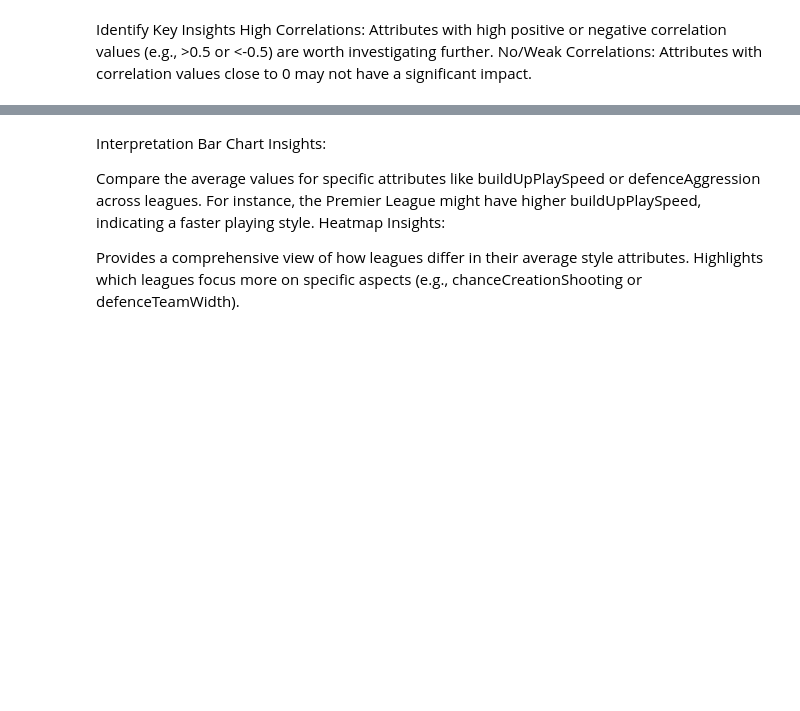
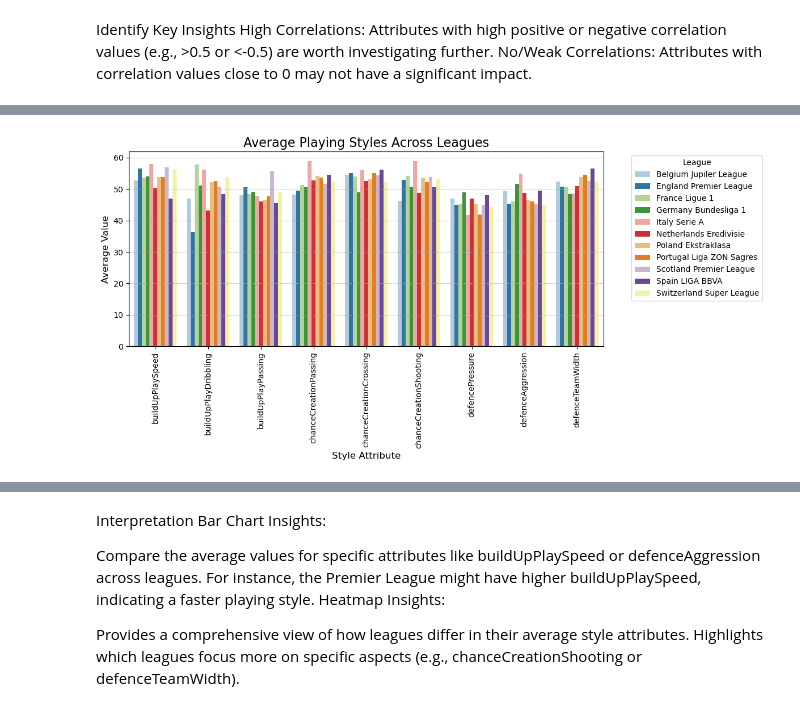
Before and after one commit to Daviedavie100/Investigating_dataset_project, a Jupyter notebook: Investigate_a_Dataset.ipynb, the cells around one changed output, grey strips where cells are left out. Cells and saved outputs as stored; diff of their text form; code cells hidden in the pictures; blank space fills up the shorter version.

```diff
--- a/Investigate_a_Dataset.ipynb
+++ b/Investigate_a_Dataset.ipynb
@@ -2212,25 +2208,26 @@ league_style_analysis
 # %%
 # Melt the data for bar chart visualization
 league_style_melted = league_style_analysis.melt(
     id_vars='league_name',
     var_name='Style Attribute',
     value_name='Average Value'
 )
 
 # Create bar plot
-plt.figure(figsize=(14, 8))
-sns.barplot(
-    data=league_style_melted,
-    x='Average Value',
-    y='Style Attribute',
-    hue='league_name'
-)
+plt.figure(figsize=(12, 6))
+sns.barplot(data=league_style_melted, y='Average Value', x='Style Attribute', hue='league_name', palette='Paired')
+
 plt.title('Average Playing Styles Across Leagues', fontsize=16)
-plt.xlabel('Average Value', fontsize=12)
-plt.ylabel('Style Attribute', fontsize=12)
-plt.legend(title='League', bbox_to_anchor=(1.05, 1), loc='upper left')
+plt.xlabel('Style Attribute', fontsize=12)
+plt.ylabel( 'Average Value', fontsize=12)
+plt.xticks(rotation=90)
+
+plt.legend(title='League', bbox_to_anchor=(1.05, 1), loc='upper left', fontsize=10)
 plt.tight_layout()
-plt.show()
+plt.grid(axis='y', linestyle='--', alpha=0.7)
+plt.show();
+# %% [output]
+[figure, added]
 # %%
 # Plot heatmap
 plt.figure(figsize=(12, 6))
```
Also changed, not shown: parts of 123 cells of this notebook.
